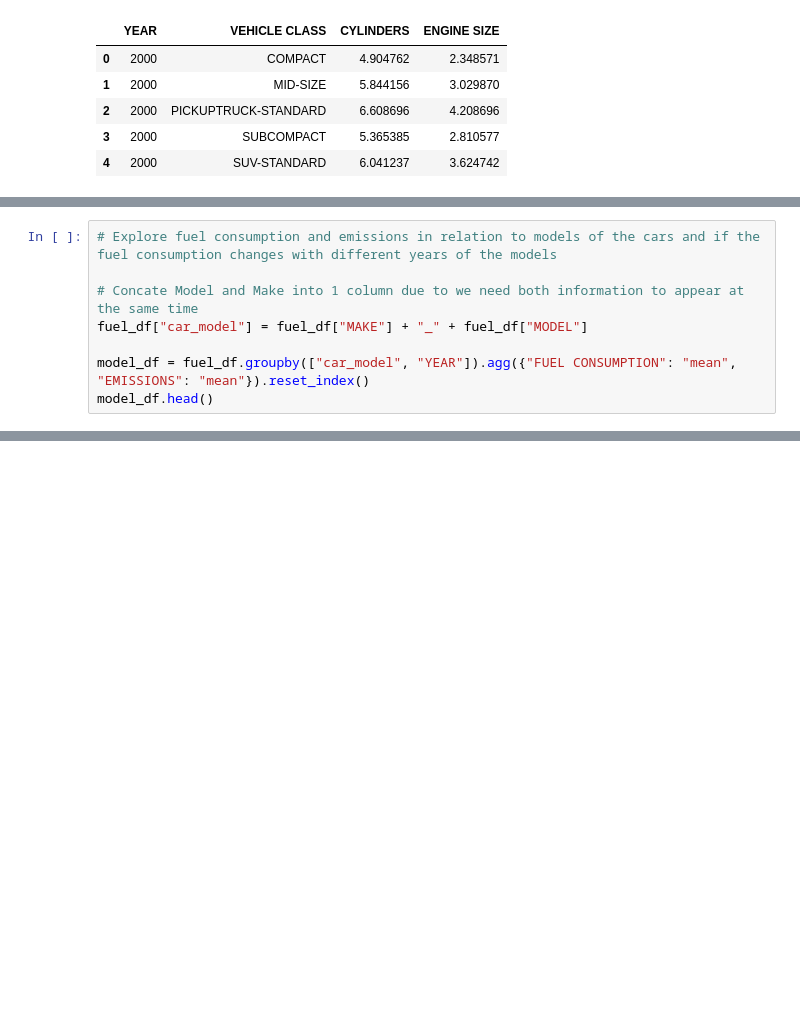
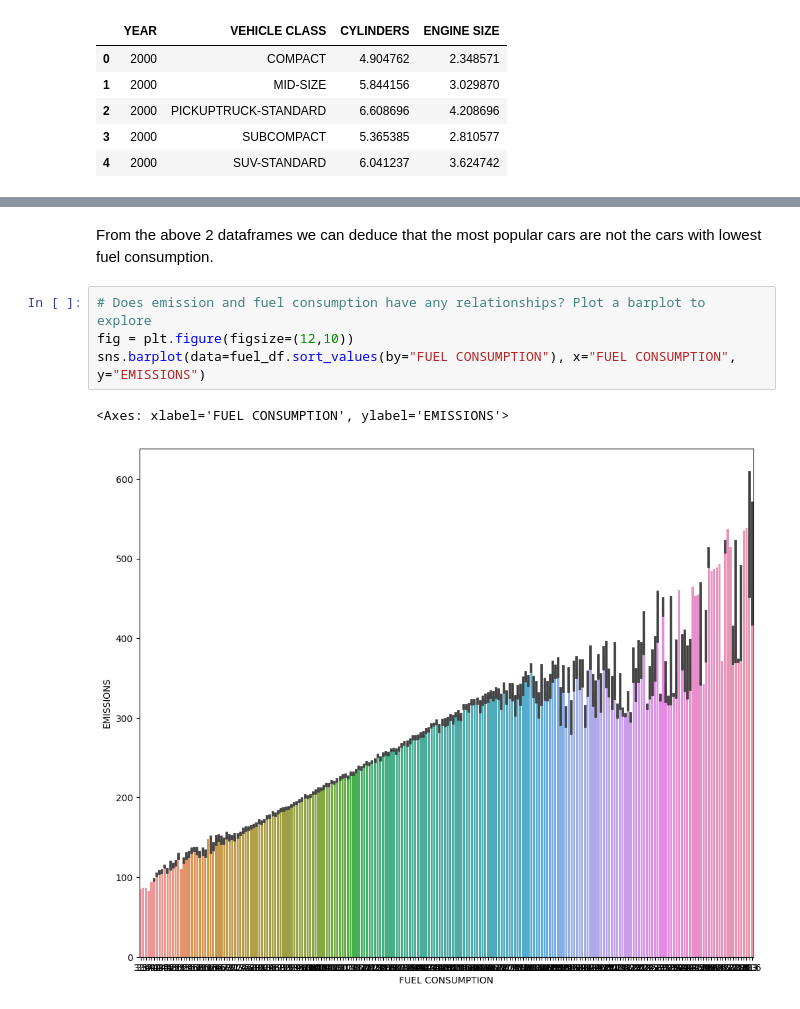
Before and after one commit to CassieCcL/Fuel_Consumption, a Jupyter notebook: fuel_consumption.ipynb, the cells around one changed output, grey strips where cells are left out. Cells and saved outputs as stored; diff of their text form; blank space fills up the shorter version.

```diff
--- a/fuel_consumption.ipynb
+++ b/fuel_consumption.ipynb
@@ -263,8 +235,0 @@ sns
-# %%
-# Explore fuel consumption and emissions in relation to models of the cars and if the fuel consumption changes with different years of the models
-
-# Concate Model and Make into 1 column due to we need both information to appear at the same time
-fuel_df["car_model"] = fuel_df["MAKE"] + "_" + fuel_df["MODEL"]
-
-model_df = fuel_df.groupby(["car_model", "YEAR"]).agg({"FUEL CONSUMPTION": "mean", "EMISSIONS": "mean"}).reset_index()
-model_df.head()
@@ -287,0 +270,9 @@ KeyboardInterrupt:
+# %% [markdown]
+From the above 2 dataframes we can deduce that the most popular cars are not the cars with lowest fuel consumption.
+# %%
+# Does emission and fuel consumption have any relationships? Plot a barplot to explore
+fig = plt.figure(figsize=(12,10))
+sns.barplot(data=fuel_df.sort_values(by="FUEL CONSUMPTION"), x="FUEL CONSUMPTION", y="EMISSIONS")
+# %% [output]
+<Axes: xlabel='FUEL CONSUMPTION', ylabel='EMISSIONS'>
+[figure, added]
```
Also changed, not shown: parts of 29 cells of this notebook.
